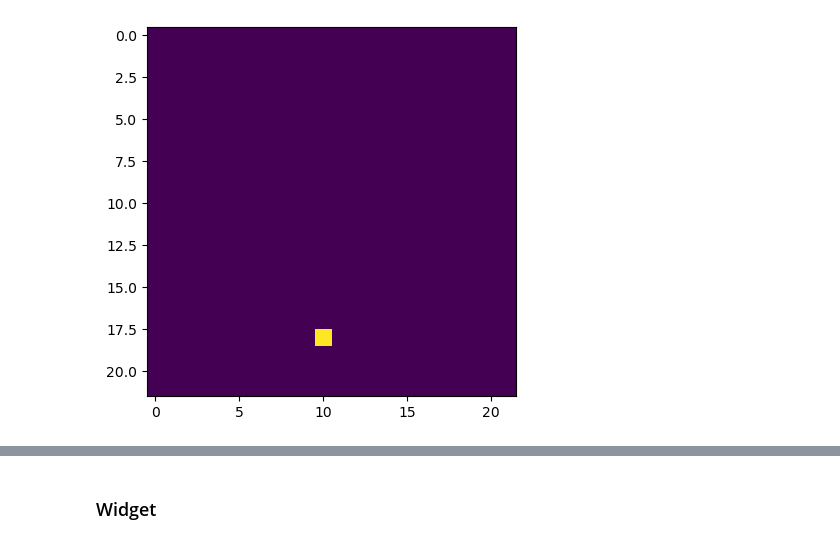
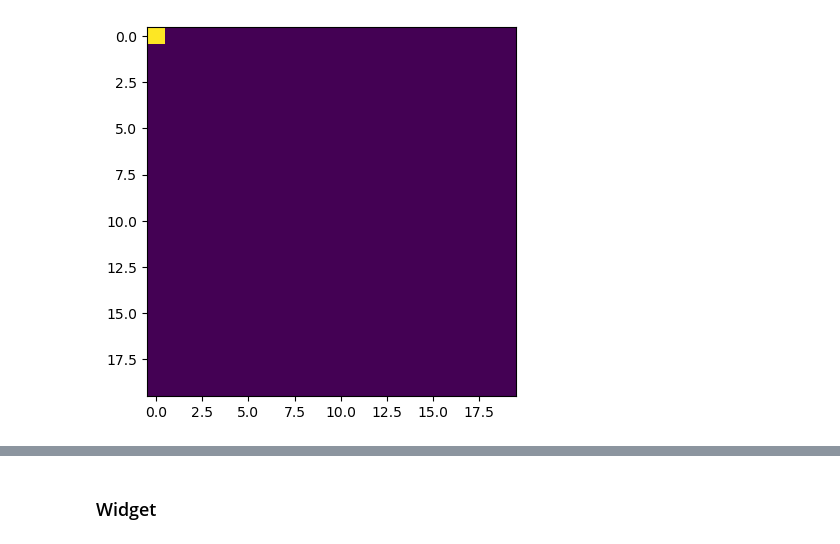
Before and after one commit to POET-Simulator/tug, a Jupyter notebook: proto/FTCS.ipynb, the cells around one changed output, grey strips where cells are left out. Cells and saved outputs as stored; diff of their text form; code cells hidden in the pictures.

```diff
--- a/proto/FTCS.ipynb
+++ b/proto/FTCS.ipynb
@@ -35,14 +35,14 @@ if time_step > max_stable_time_step:
     print('Warning: Time step more than maximum stable time step!')
 # %%
 # initialize environment with start values
-C_t = np.zeros((grid_size['x']+2,grid_size['y']+2))
-C_t[18,10] = 2000
+C_t = np.zeros((grid_size['x'],grid_size['y']))
+C_t[0,0] = 2000
 
 
 plt.imshow(C_t, vmin=0, vmax=2000)
 plt.show()
 # %% [output]
-[figure, old version]
+[figure, new version]
 # %%
 # calculate mean between two cells
 def alpha_interblock(alpha1, alpha2, harmonic=False):
```
Also changed, not shown: parts of 5 cells of this notebook.
